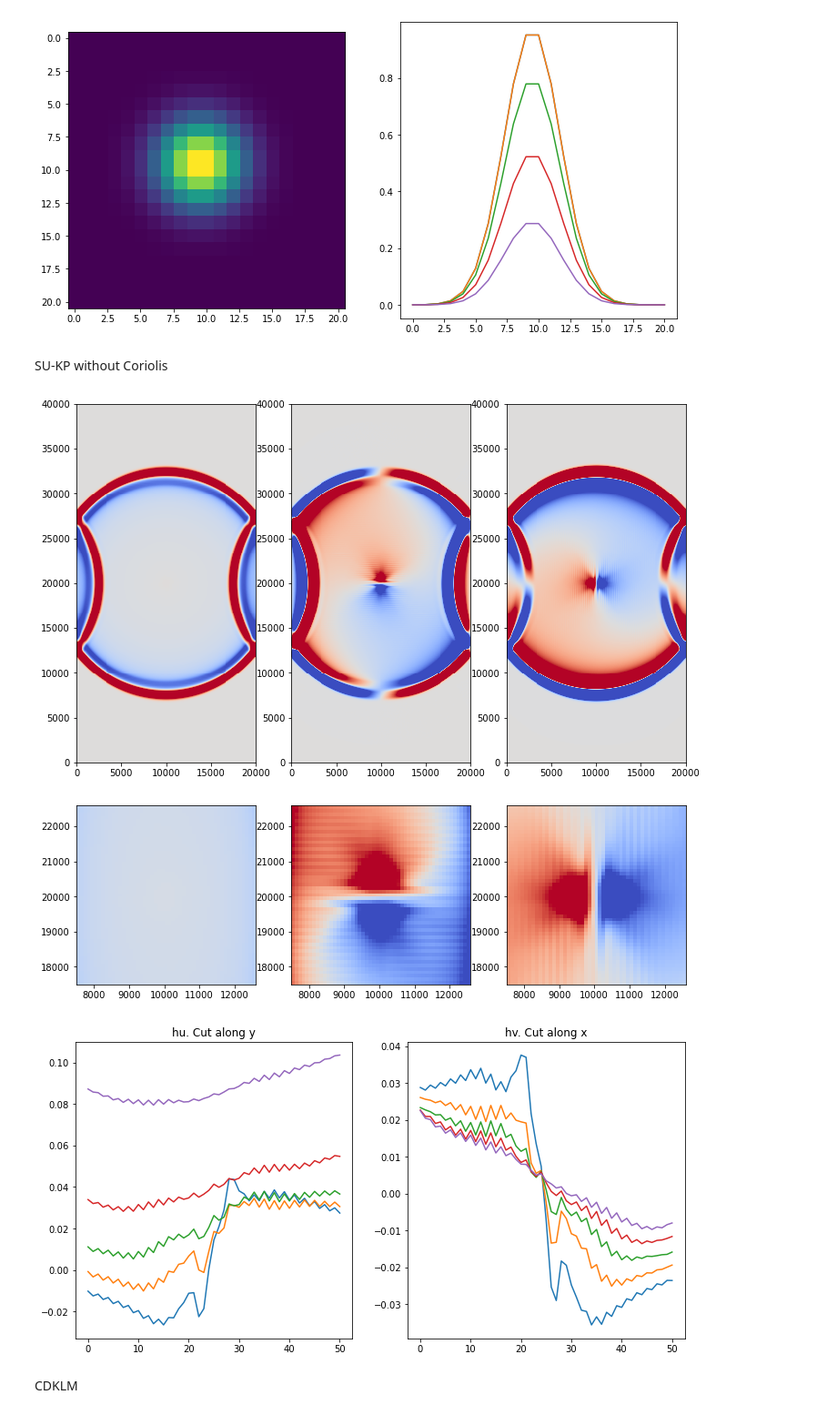
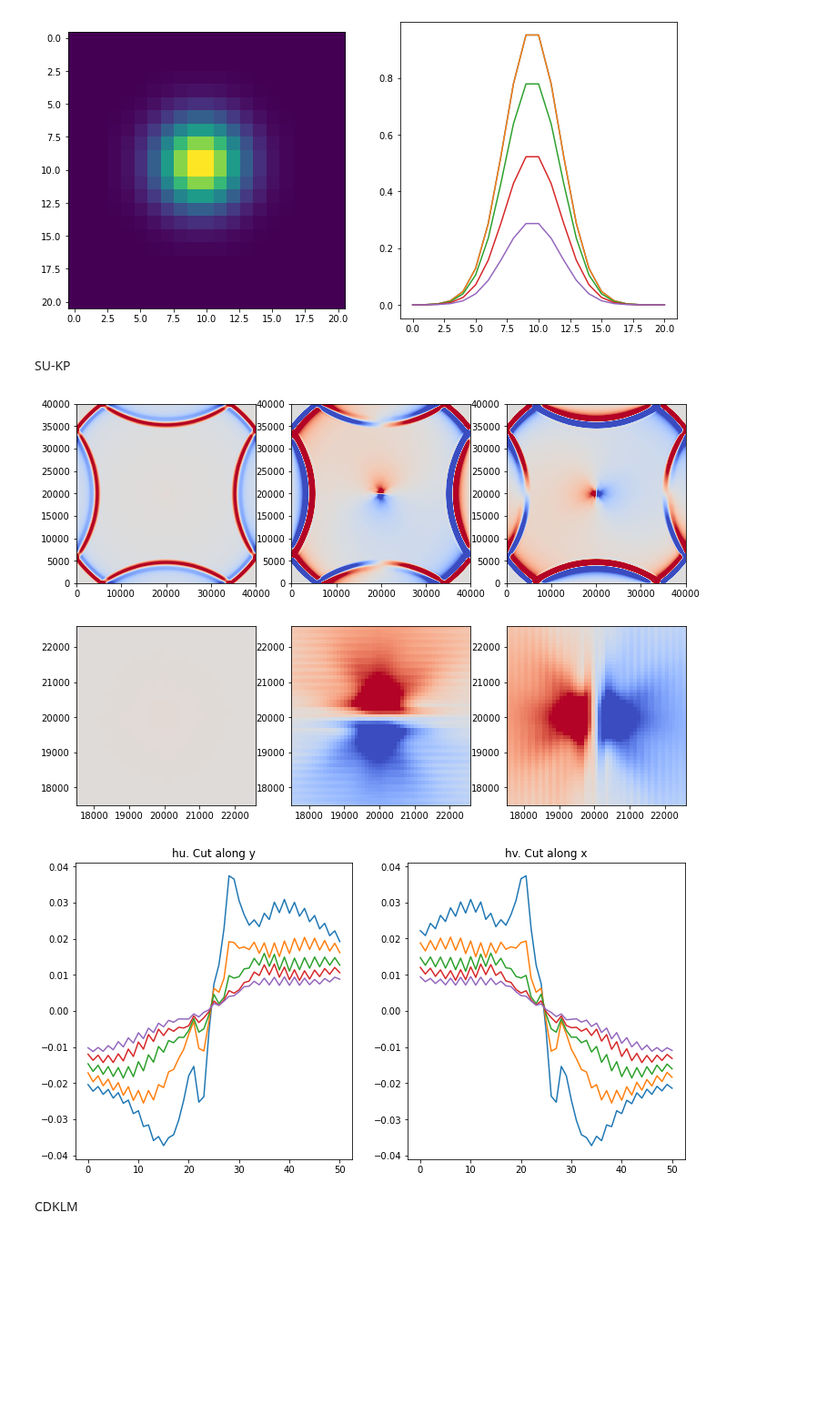
Before and after one commit to sintefmath/havvarsel-flux-investigations, a Jupyter notebook: RossbyAdjustment.ipynb, the cells around one changed output. Shown at 91% size. Cells and saved outputs as stored; diff of their text form; code cells hidden in the pictures; blank space fills up the shorter version.

```diff
--- a/RossbyAdjustment.ipynb
+++ b/RossbyAdjustment.ipynb
@@ -102,13 +102,15 @@ Shared sim args
 # Set initial conditions common to all simulators
 sim_args = {
 "gpu_ctx": gpu_ctx,
-"nx": 200, "ny": 400,
+"nx": 400, "ny": 400,
 "dx": 100.0, "dy": 100.0,
 "g": 9.81,
 "f": 0.0012,
 "coriolis_beta": 0, #1.0e-6,
 "r": 0.0
 }
+
+T = 1000
 # %% [markdown]
 Shared init cond
 # %%
@@ -145,22 +147,22 @@ for offset in range(5):
 # %% [output]
 [figure]
 # %% [markdown]
-SU-KP without Coriolis
+SU-KP
 # %%
 from importlib import reload
 reload(KP07)
 
 #Initialize simulator
-sim_kp = KP07.KP07(**init_args, **sim_args, dt=1.0, use_rk2=True, flux_delimiter=1.0)
+sim_kp = KP07.KP07(**init_args, **sim_args, dt=1.0, use_rk2=True, flux_delimiter=1.0, theta=1.5)
 
 #Run a simulation and plot it
-sim_plotter(sim_kp, T=500, zoom=False)
-sim_plotter(sim_kp, T=500, zoom=True)
+sim_plotter(sim_kp, T=T, zoom=False)
+sim_plotter(sim_kp, T=0, zoom=True)
 crosssecs(sim_kp)
 # %% [output]
-[figure, old version]
+[figure, new version]
-[figure, old version]
+[figure, new version]
-[figure, old version]
+[figure, new version]
 # %% [markdown]
 CDKLM
 # %%
```
Also changed, not shown: parts of 16 cells of this notebook, 4 other files.
